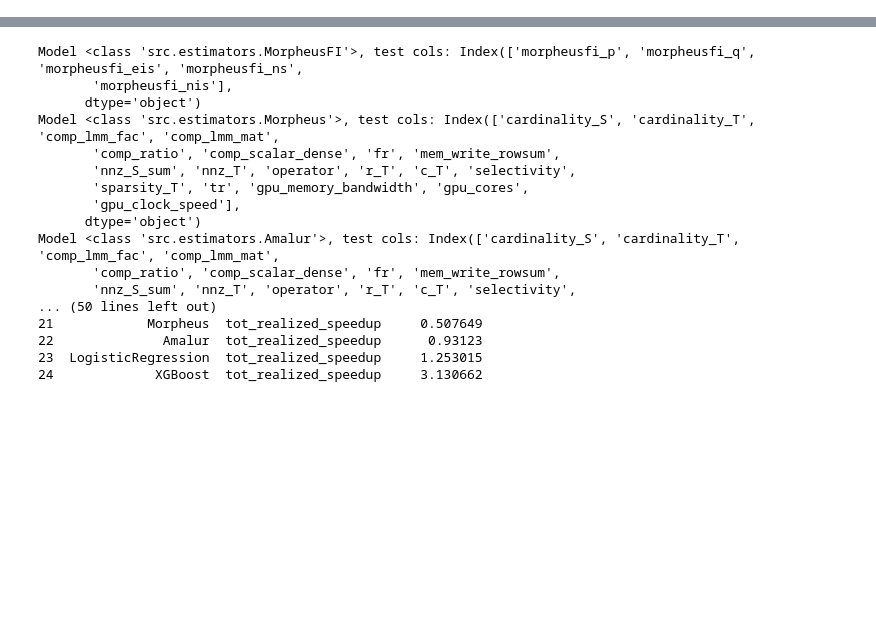
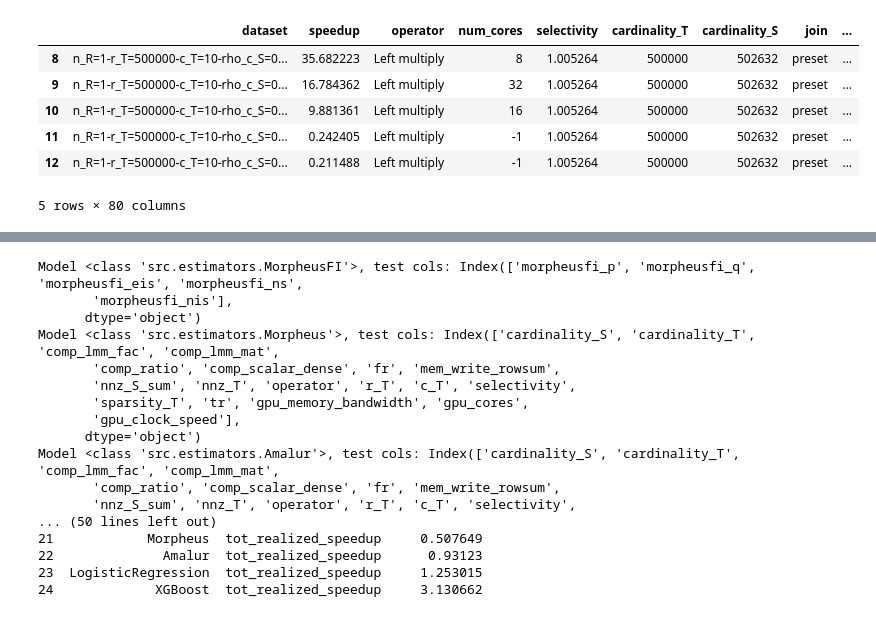
Before and after one commit to ptemarvelde/amalur-experiments, a Jupyter notebook: results/full_1/analysis.ipynb, the cells around one changed output, grey strips where cells are left out. Cells and saved outputs as stored; diff of their text form; code cells hidden in the pictures; blank space fills up the shorter version.

```diff
--- a/results/full_1/analysis.ipynb
+++ b/results/full_1/analysis.ipynb
@@ -50,0 +12,11 @@ daic_results = daic_results.merge(gpu_chars, left_on="GPU", right_index=True)
+# %%
+result_df = read_results(from_parquet=True)
+result_df.head()
+# %% [output]
+|  | dataset | speedup | operator | num_cores | selectivity | cardinality_T | cardinality_S | join | ... |
+| 8 | n_R=1-r_T=500000-c_T=10-rho_c_S=0... | 35.682223 | Left multiply | 8 | 1.005264 | 500000 | 502632 | preset | ... |
+| 9 | n_R=1-r_T=500000-c_T=10-rho_c_S=0... | 16.784362 | Left multiply | 32 | 1.005264 | 500000 | 502632 | preset | ... |
+| 10 | n_R=1-r_T=500000-c_T=10-rho_c_S=0... | 9.881361 | Left multiply | 16 | 1.005264 | 500000 | 502632 | preset | ... |
+| 11 | n_R=1-r_T=500000-c_T=10-rho_c_S=0... | 0.242405 | Left multiply | -1 | 1.005264 | 500000 | 502632 | preset | ... |
+| 12 | n_R=1-r_T=500000-c_T=10-rho_c_S=0... | 0.211488 | Left multiply | -1 | 1.005264 | 500000 | 502632 | preset | ... |
+5 rows × 80 columns
```
Also changed, not shown: parts of 21 cells of this notebook, 4 other files.
